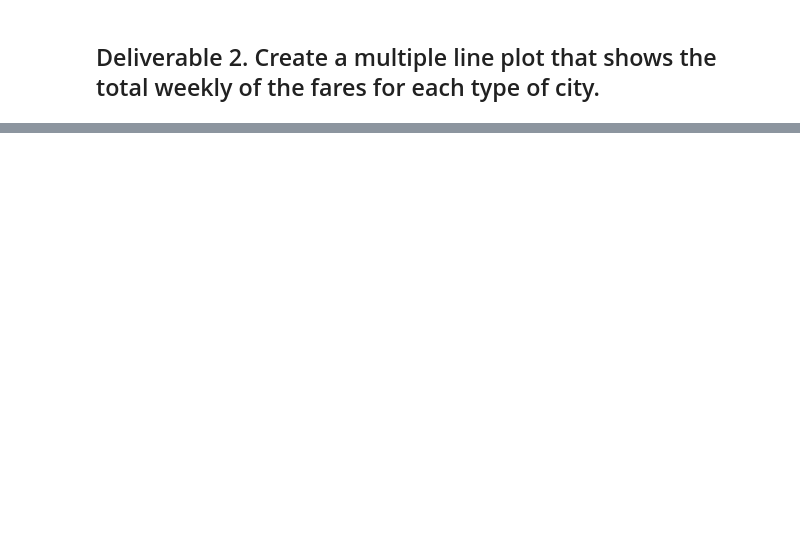
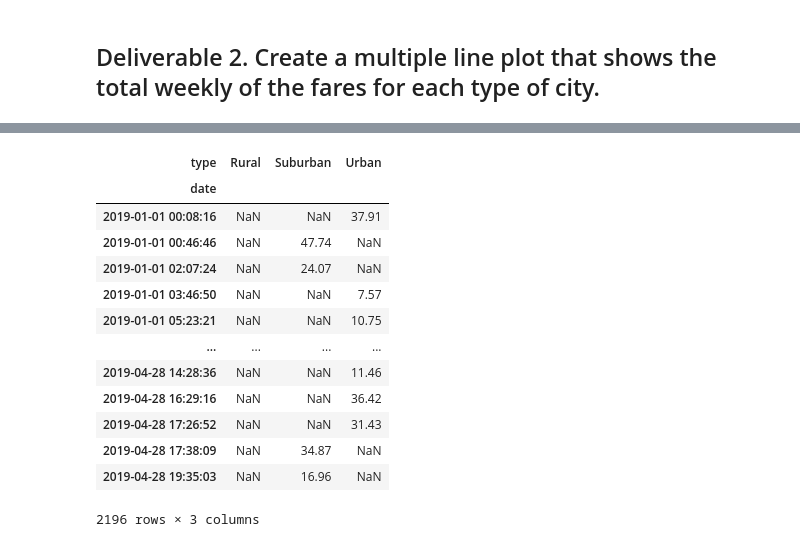
Before and after one commit to jipearson/PyBer_Analysis, a Jupyter notebook: PyBer_Challenge.ipynb, the cells around one changed output, grey strips where cells are left out. Drawn from its saved outputs; the diff is of its cells as text; code cells hidden in the pictures; blank space fills up the shorter version.

```diff
--- a/PyBer_Challenge.ipynb
+++ b/PyBer_Challenge.ipynb
@@ -116,3 +135,5 @@ pyber_summary_df
 # %%
-# 2. Using groupby() to create a new DataFrame showing the sum of the fares
+# 2. Using groupby() to create a new DataFrame showing the sum of the fares #9
 #  for each date where the indices are the city type and date.
+daily_fare_by_type = pyber_data_df.groupby(["type","date"]).sum()["fare"]
+daily_fare_by_type
@@ -119,3 +154,4 @@ pyber_summary_df
 # %%
-# 3. Reset the index on the DataFrame you created in #1. This is needed to use the 'pivot()' function.
-# df = df.reset_index()
+# 3. Reset the index on the DataFrame you created in #1. This is needed to use the 'pivot()' function. #10
+daily_fare_by_type_df = daily_fare_by_type.reset_index()
+daily_fare_by_type_df
@@ -125,4 +176,22 @@ pyber_summary_df
 # %%
-# 5. Create a new DataFrame from the pivot table DataFrame using loc on the given dates, '2019-01-01':'2019-04-29'.
+# 5. Create a new DataFrame from the pivot table DataFrame using loc on the given dates, '2019-01-01':'2019-04-29'. #12
+#import datetime
+daily_fare_jan_apr = daily_fare_pivot.loc['2019-01-01':'2019-04-29']
+daily_fare_jan_apr
+# %% [output]
+| type | Rural | Suburban | Urban |
+| date |  |  |  |
+| 2019-01-01 00:08:16 | NaN | NaN | 37.91 |
+| 2019-01-01 00:46:46 | NaN | 47.74 | NaN |
+| 2019-01-01 02:07:24 | NaN | 24.07 | NaN |
+| 2019-01-01 03:46:50 | NaN | NaN | 7.57 |
+| 2019-01-01 05:23:21 | NaN | NaN | 10.75 |
+| ... | ... | ... | ... |
+| 2019-04-28 14:28:36 | NaN | NaN | 11.46 |
+| 2019-04-28 16:29:16 | NaN | NaN | 36.42 |
+| 2019-04-28 17:26:52 | NaN | NaN | 31.43 |
+| 2019-04-28 17:38:09 | NaN | 34.87 | NaN |
+| 2019-04-28 19:35:03 | NaN | 16.96 | NaN |
+2196 rows × 3 columns
 # %%
 # 6. Set the "date" index to datetime datatype. This is necessary to use the resample() method in Step 8.
```
Also changed, not shown: parts of 10 cells of this notebook, 1 other file.
